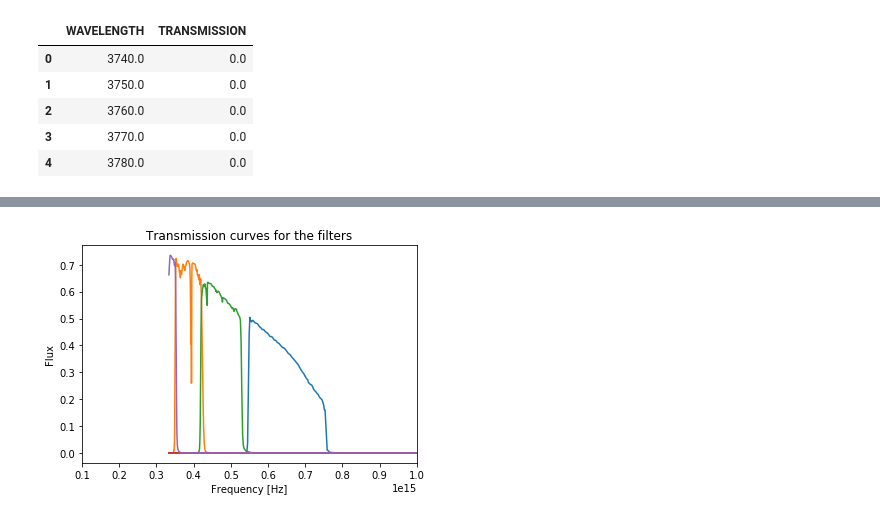
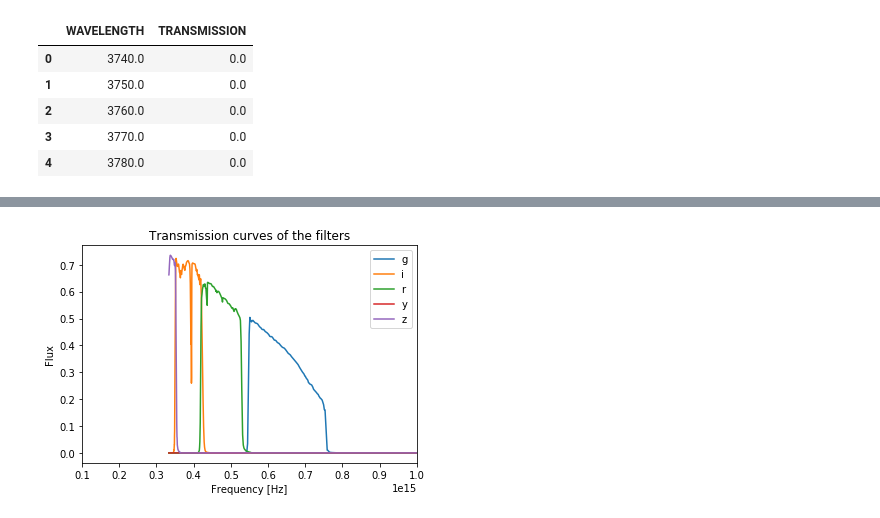
Before and after one commit to rmorgan10/kcorrection, a Jupyter notebook: KCorrection.ipynb, the cells around one changed output, grey strips where cells are left out. Drawn from its saved outputs; the diff is of its cells as text; code cells hidden in the pictures.

```diff
--- a/KCorrection.ipynb
+++ b/KCorrection.ipynb
@@ -149,14 +166,15 @@ plt.show()
 # %%
 plt.figure()
 plt.xlim(1e14,1e15)
-plt.title('Transmission curves for the filters')
-plt.plot(df['FREQUENCY'].values, g_transmission_f)
-plt.plot(df['FREQUENCY'].values, i_transmission_f)
-plt.plot(df['FREQUENCY'].values, r_transmission_f)
-plt.plot(df['FREQUENCY'].values, y_transmission_f)
-plt.plot(df['FREQUENCY'].values, z_transmission_f)
+plt.title('Transmission curves of the filters')
+plt.plot(df['FREQUENCY'].values, g_transmission_f, label='g')
+plt.plot(df['FREQUENCY'].values, i_transmission_f, label='i')
+plt.plot(df['FREQUENCY'].values, r_transmission_f, label='r')
+plt.plot(df['FREQUENCY'].values, y_transmission_f, label='y')
+plt.plot(df['FREQUENCY'].values, z_transmission_f, label='z')
+plt.legend()
 plt.xlabel("Frequency [Hz]")
 plt.ylabel("Flux")
 plt.show()
 # %% [output]
-[figure, old version]
+[figure, new version]
```
Also changed, not shown: parts of 9 cells of this notebook, 5 other files.
